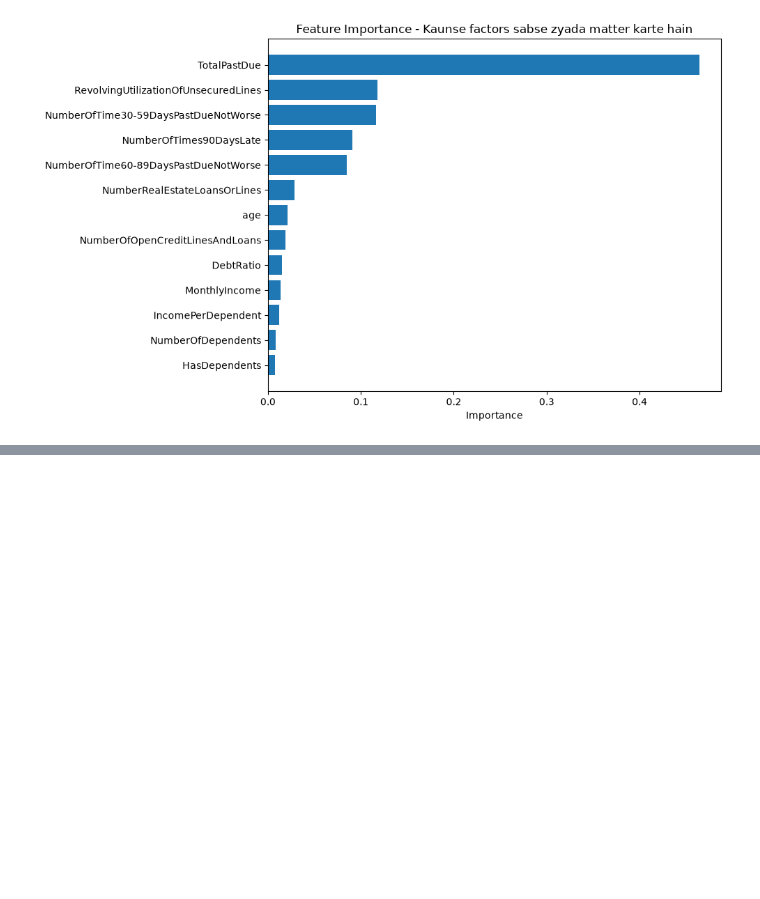
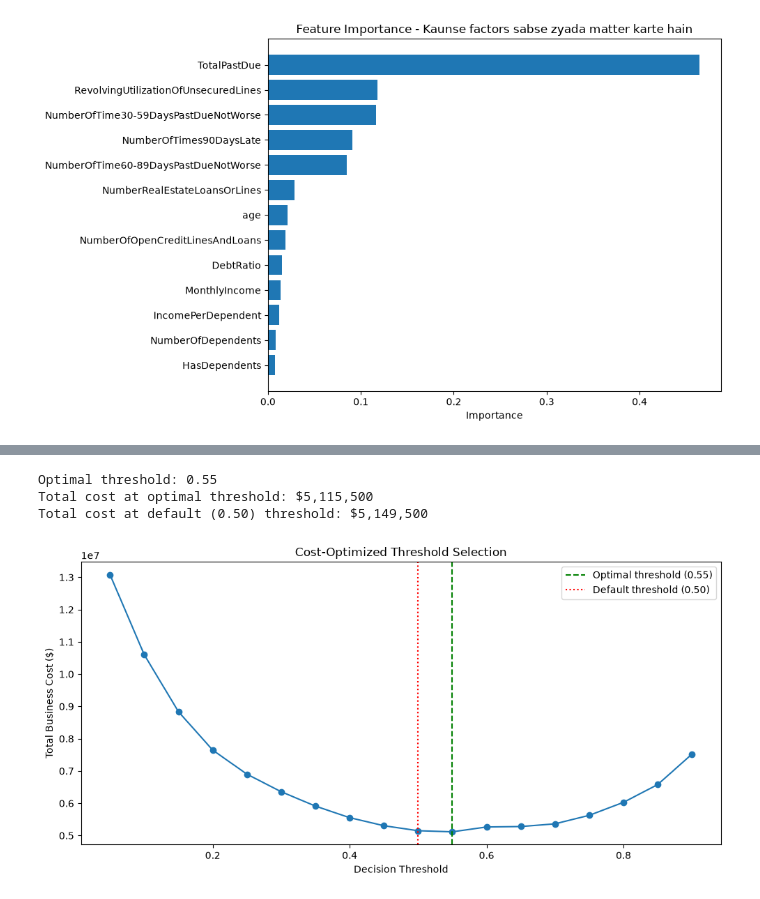
Before and after one commit to bhumi21005/credit_risk_predictor, a Jupyter notebook: credit_risk_analysis.ipynb, the cells around one changed output, grey strips where cells are left out. Saved outputs shown, nothing was run; the diff lists cells and outputs as text; code cells hidden in the pictures; blank space fills up the shorter version.

Commit message:
Add cost-optimized threshold, batch CSV scoring, and unit tests

```diff
--- a/credit_risk_analysis.ipynb
+++ b/credit_risk_analysis.ipynb
@@ -331,0 +332,22 @@ shap.summary_plot(shap_values, X_sample, feature_names=X_train.columns)
+# %%
+import numpy as np
+
+# Business costs (illustrative estimates)
+COST_FALSE_NEGATIVE = 5000   # missed defaulter - lost loan amount
+COST_FALSE_POSITIVE = 500    # wrongly rejected safe applicant - lost profit
+
+# Try different thresholds and calculate total cost at each
+thresholds = np.arange(0.05, 0.95, 0.05)
+results = []
+
+for t in thresholds:
+    y_pred_t = (y_pred_proba_tuned >= t).astype(int)
+
+    fn = ((y_test == 1) & (y_pred_t == 0)).sum()
+    fp = ((y_test == 0) & (y_pred_t == 1)).sum()
+
+    total_cost = (fn * COST_FALSE_NEGATIVE) + (fp * COST_FALSE_POSITIVE)
+    results.append({'threshold': t, 'false_negatives': fn, 'false_positives': fp, 'total_cost': total_cost})
+
+cost_df = pd.DataFrame(results)
+cost_df
@@ -331,0 +372,22 @@ shap.summary_plot(shap_values, X_sample, feature_names=X_train.columns)
+# %%
+optimal_row = cost_df.loc[cost_df['total_cost'].idxmin()]
+print(f"Optimal threshold: {optimal_row['threshold']:.2f}")
+print(f"Total cost at optimal threshold: ${optimal_row['total_cost']:,.0f}")
+print(f"Total cost at default (0.50) threshold: ${cost_df[cost_df['threshold']==0.50]['total_cost'].values[0]:,.0f}")
+
+plt.figure(figsize=(10, 5))
+plt.plot(cost_df['threshold'], cost_df['total_cost'], marker='o')
+plt.axvline(x=optimal_row['threshold'], color='green', linestyle='--', label=f"Optimal threshold ({optimal_row['threshold']:.2f})")
+plt.axvline(x=0.5, color='red', linestyle=':', label='Default threshold (0.50)')
+plt.xlabel("Decision Threshold")
+plt.ylabel("Total Business Cost ($)")
+plt.title("Cost-Optimized Threshold Selection")
+plt.legend()
+plt.tight_layout()
+plt.savefig('threshold_optimization.png')
+plt.show()
+# %% [output]
+Optimal threshold: 0.55
+Total cost at optimal threshold: $5,115,500
+Total cost at default (0.50) threshold: $5,149,500
+[figure, added]
```
Also changed, not shown: parts of 2 cells of this notebook, 5 other files.
